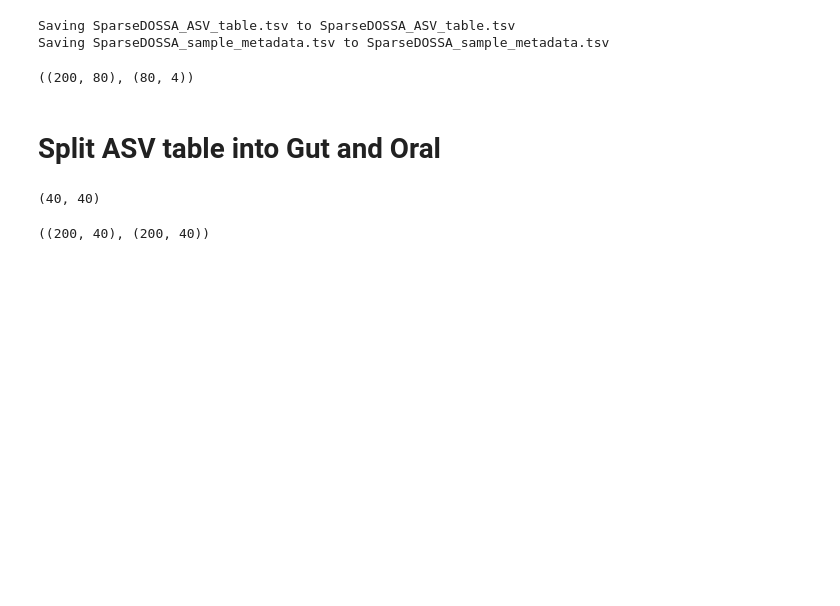
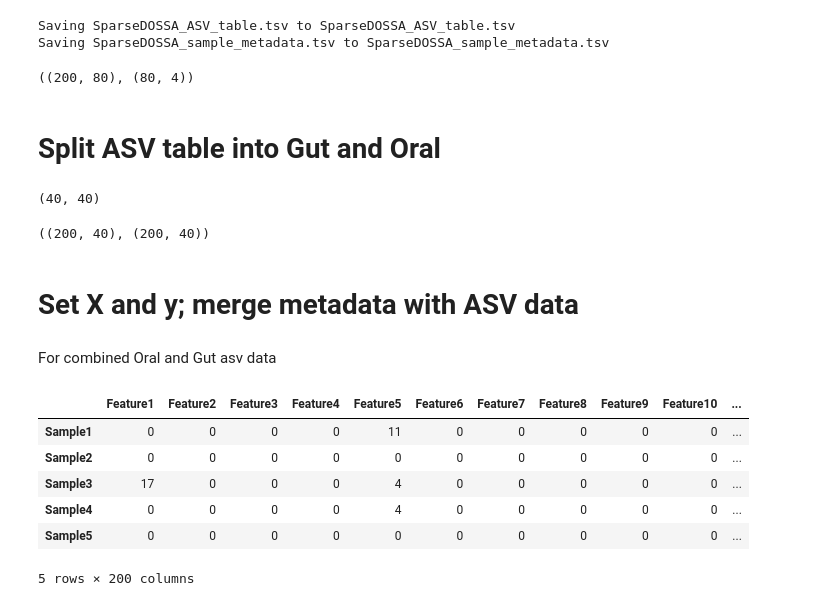
Before and after one commit to alexandramendoza/Final-Project-Bioinformatics, a Jupyter notebook: notebooks/Bioinformatics_Final_Project.ipynb, the cells around one changed output. Cells and saved outputs as stored; diff of their text form; code cells hidden in the pictures; blank space fills up the shorter version.

Commit message:
Added code to merge metadata with ASV data and set X and y for each model

```diff
--- a/notebooks/Bioinformatics_Final_Project.ipynb
+++ b/notebooks/Bioinformatics_Final_Project.ipynb
@@ -35,3 +35,20 @@ asv_oral = asv[oral_samples]
 asv_gut.shape, asv_oral.shape
 # %% [output]
 ((200, 40), (200, 40))
+# %% [markdown]
+# Set X and y; merge metadata with ASV data
+# %% [markdown]
+For combined Oral and Gut asv data
+# %%
+X = asv.T.copy()
+y = meta['gender'].values
+
+X.head()
+# %% [output]
+|  | Feature1 | Feature2 | Feature3 | Feature4 | Feature5 | Feature6 | Feature7 | Feature8 | Feature9 | Feature10 | ... |
+| Sample1 | 0 | 0 | 0 | 0 | 11 | 0 | 0 | 0 | 0 | 0 | ... |
+| Sample2 | 0 | 0 | 0 | 0 | 0 | 0 | 0 | 0 | 0 | 0 | ... |
+| Sample3 | 17 | 0 | 0 | 0 | 4 | 0 | 0 | 0 | 0 | 0 | ... |
+| Sample4 | 0 | 0 | 0 | 0 | 4 | 0 | 0 | 0 | 0 | 0 | ... |
+| Sample5 | 0 | 0 | 0 | 0 | 0 | 0 | 0 | 0 | 0 | 0 | ... |
+5 rows × 200 columns
```
Also changed, not shown: parts of 4 cells of this notebook.
